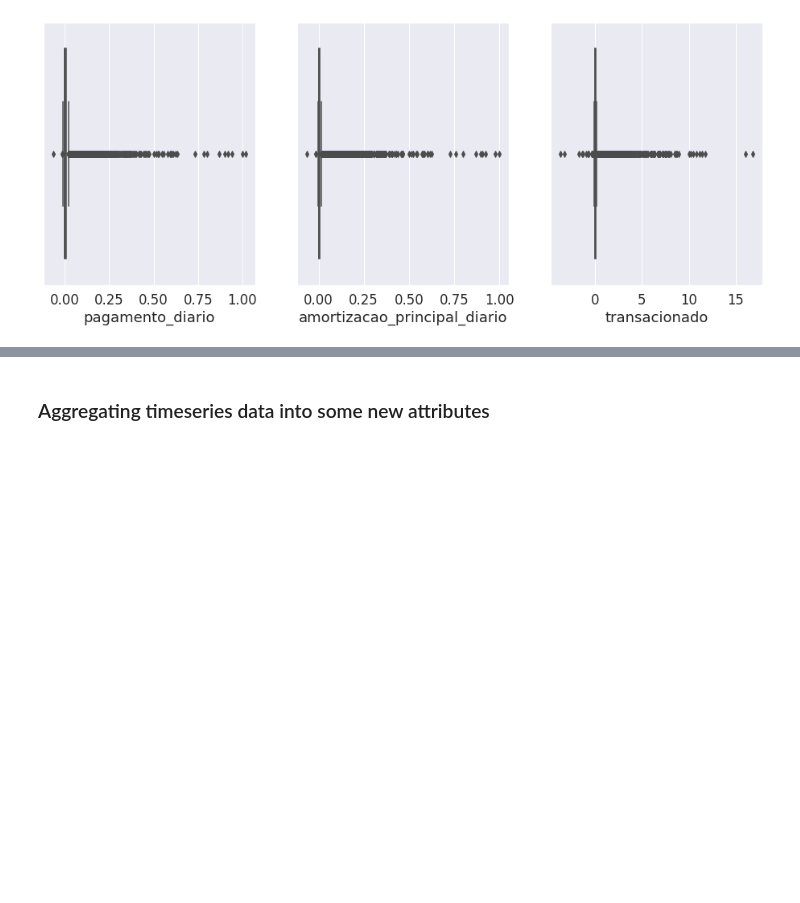
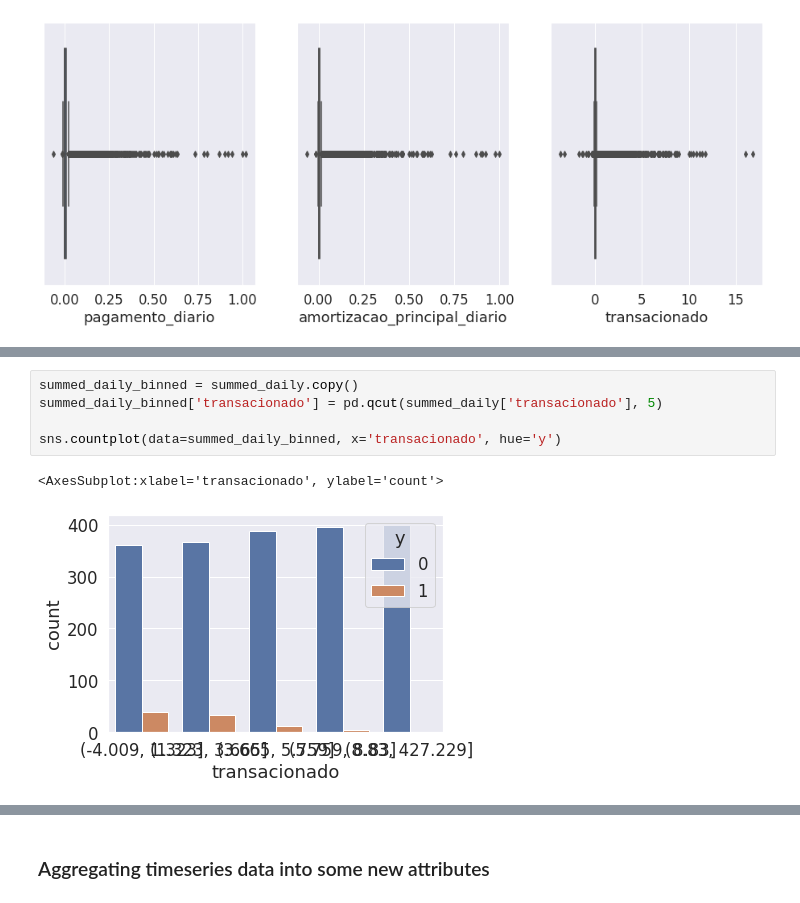
Before and after one commit to rmcferrao/stone-data-challenge, a Jupyter notebook: notebooks/01_exploratory.ipynb, the cells around one changed output, grey strips where cells are left out. Saved outputs shown, nothing was run; the diff lists cells and outputs as text; blank space fills up the shorter version.

```diff
--- a/notebooks/01_exploratory.ipynb
+++ b/notebooks/01_exploratory.ipynb
@@ -836,0 +834,8 @@ timeseries_data_norm
+# %%
+summed_daily_binned = summed_daily.copy()
+summed_daily_binned['transacionado'] = pd.qcut(summed_daily['transacionado'], 5)
+
+sns.countplot(data=summed_daily_binned, x='transacionado', hue='y')
+# %% [output]
+<AxesSubplot:xlabel='transacionado', ylabel='count'>
+[figure, added]
```
Also changed, not shown: parts of 21 cells of this notebook.
